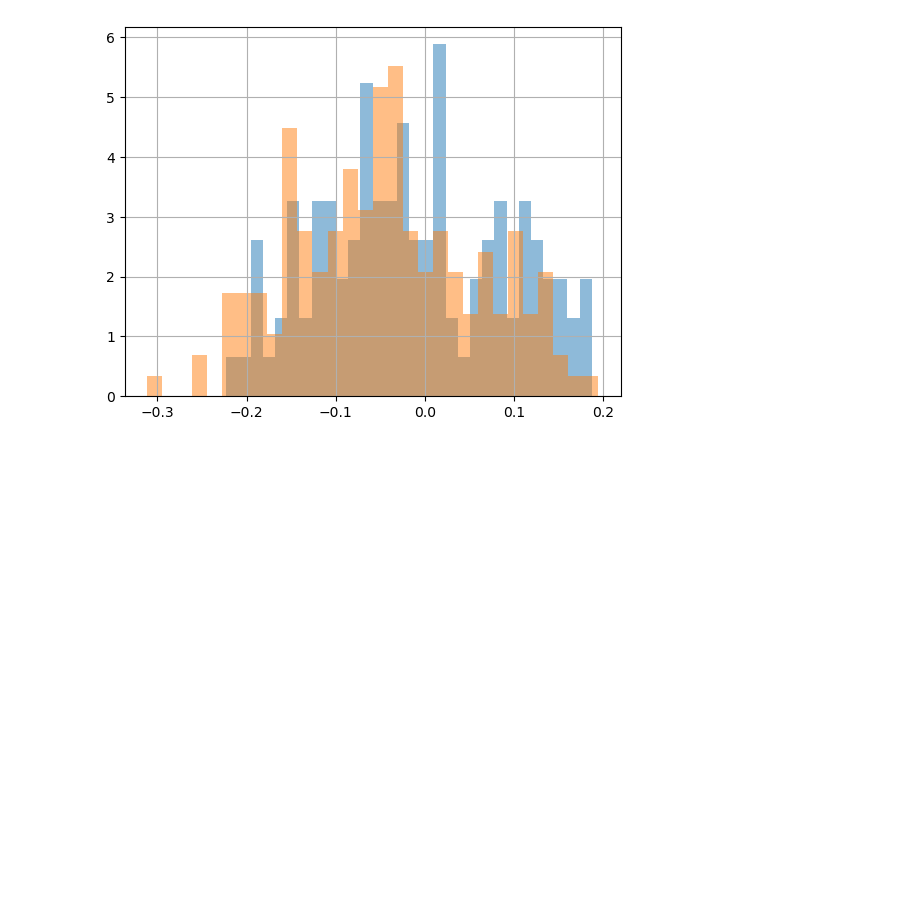
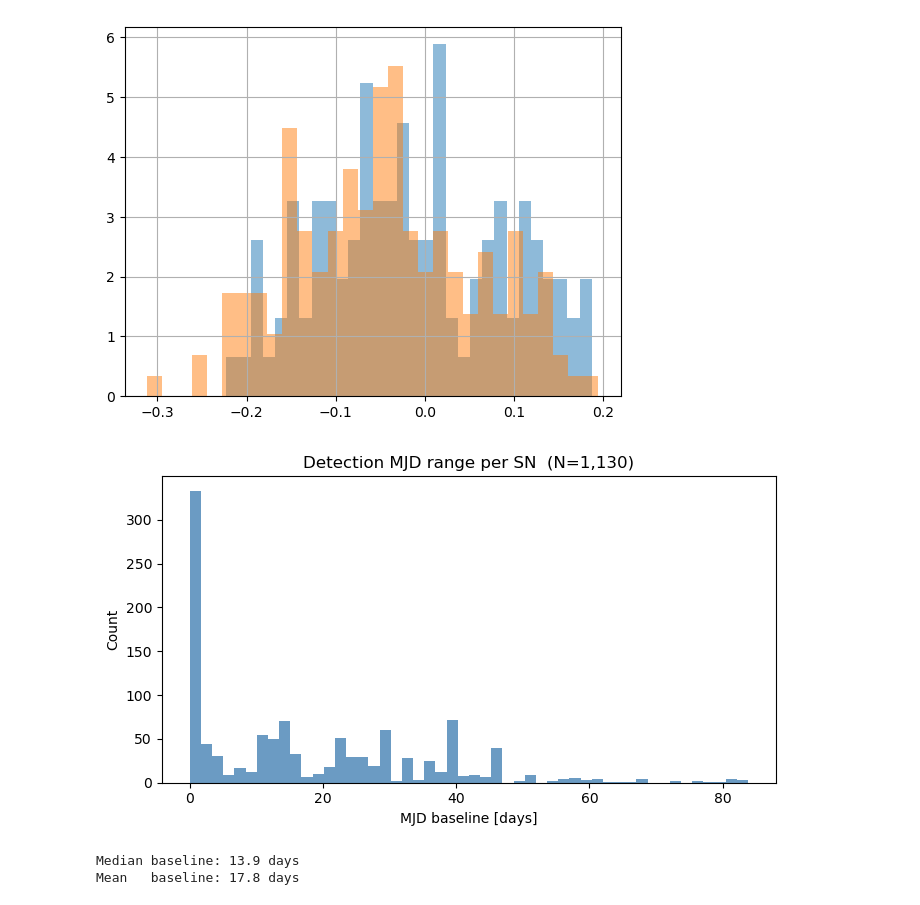
Before and after one commit to mi-dai/lightcurvelynx_rubin_dp2, a Jupyter notebook: dp2_sims_ddf.ipynb, the cells around one changed output. Cells and saved outputs as stored; diff of their text form; code cells hidden in the pictures; blank space fills up the shorter version.

Commit message:
add MJD baseline and detection count histograms to DDF notebook
Co-Authored-By: Claude Sonnet 4.6 <noreply@anthropic.com>

```diff
--- a/dp2_sims_ddf.ipynb
+++ b/dp2_sims_ddf.ipynb
@@ -452,3 +452,21 @@ lightcurves_after_quality_cut.source_c.hist(bins=30,alpha=0.5,density=True)
 # %% [output]
 <Axes: >
 [figure]
+# %%
+# MJD baseline (max - min) for all detections of each simulated SN
+mjd_flat = lightcurves_after_detection["lightcurve.mjd"]
+mjd_range = mjd_flat.groupby(level=0).agg(lambda x: x.max() - x.min())
+
+fig, ax = plt.subplots(figsize=(7, 4))
+ax.hist(mjd_range, bins=50, color="steelblue", alpha=0.8)
+ax.set(xlabel="MJD baseline [days]", ylabel="Count",
+       title=f"Detection MJD range per SN  (N={len(mjd_range):,})")
+plt.tight_layout()
+plt.show()
+
+print(f"Median baseline: {mjd_range.median():.1f} days")
+print(f"Mean   baseline: {mjd_range.mean():.1f} days")
+# %% [output]
+[figure, added]
+Median baseline: 13.9 days
+Mean   baseline: 17.8 days
```
Also changed, not shown: parts of 42 cells of this notebook.
